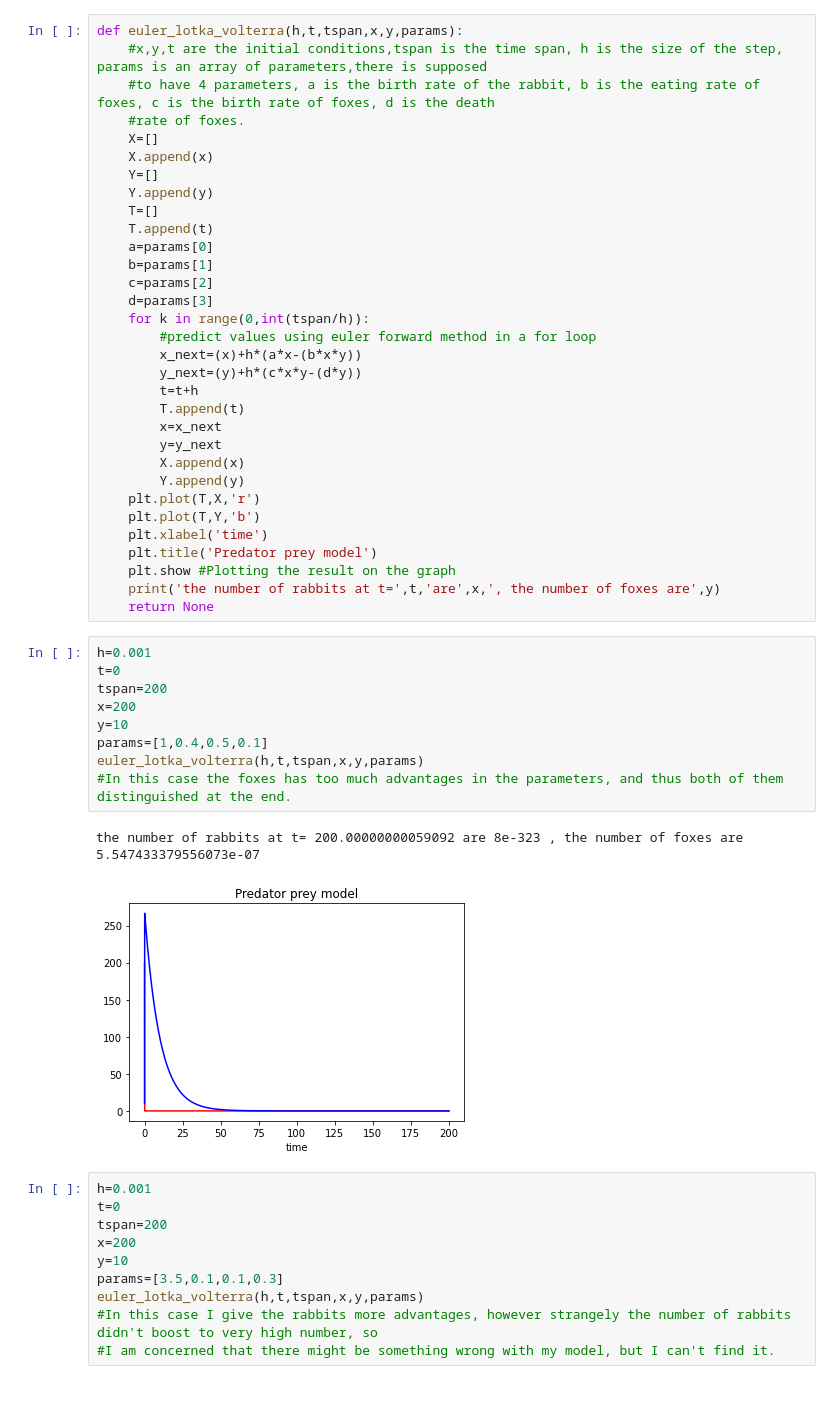
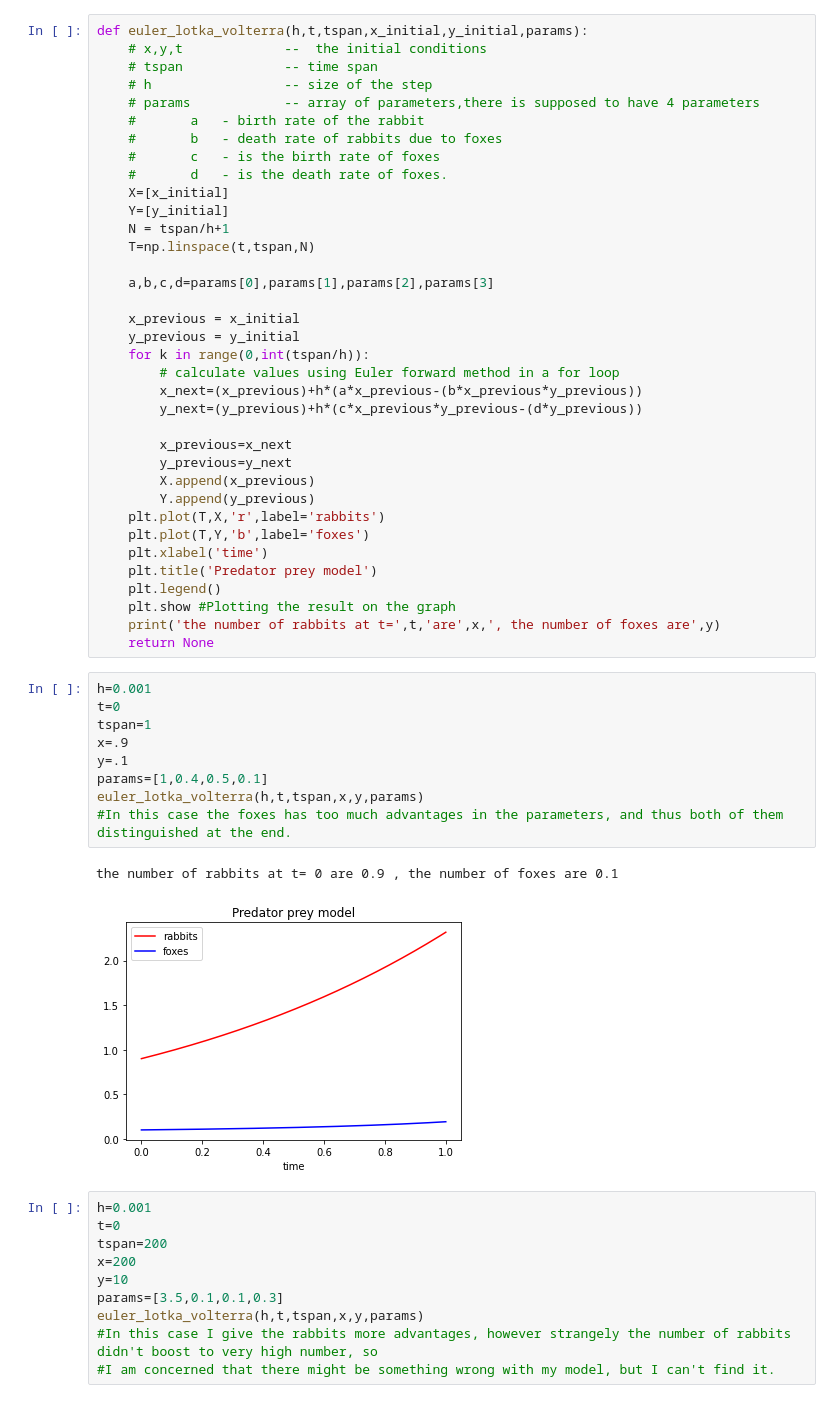
Before and after one commit to FrankHong1/Python-Lotka-Volterra-System, a Jupyter notebook: Python_Euler_Lotka_Volterra.ipynb, the cells around one changed output. Drawn from its saved outputs; the diff is of its cells as text.

```diff
--- a/Python_Euler_Lotka_Volterra.ipynb
+++ b/Python_Euler_Lotka_Volterra.ipynb
@@ -3,47 +8,51 @@ import matplotlib.pyplot as plt
 # %%
-def euler_lotka_volterra(h,t,tspan,x,y,params):
-    #x,y,t are the initial conditions,tspan is the time span, h is the size of the step, params is an array of parameters,there is supposed
-    #to have 4 parameters, a is the birth rate of the rabbit, b is the eating rate of foxes, c is the birth rate of foxes, d is the death
-    #rate of foxes.
-    X=[]
-    X.append(x)
-    Y=[]
-    Y.append(y)
-    T=[]
-    T.append(t)
-    a=params[0]
-    b=params[1]
-    c=params[2]
-    d=params[3]
+def euler_lotka_volterra(h,t,tspan,x_initial,y_initial,params):
+    # x,y,t             --  the initial conditions
+    # tspan             -- time span
+    # h                 -- size of the step
+    # params            -- array of parameters,there is supposed to have 4 parameters
+    #       a   - birth rate of the rabbit
+    #       b   - death rate of rabbits due to foxes
+    #       c   - is the birth rate of foxes
+    #       d   - is the death rate of foxes.
+    X=[x_initial]
+    Y=[y_initial]
+    N = tspan/h+1
+    T=np.linspace(t,tspan,N)
+
+    a,b,c,d=params[0],params[1],params[2],params[3]
+
+    x_previous = x_initial
+    y_previous = y_initial
     for k in range(0,int(tspan/h)):
-        #predict values using euler forward method in a for loop
-        x_next=(x)+h*(a*x-(b*x*y))
-        y_next=(y)+h*(c*x*y-(d*y))
-        t=t+h
-        T.append(t)
-        x=x_next
-        y=y_next
-        X.append(x)
-        Y.append(y)
-    plt.plot(T,X,'r')
-    plt.plot(T,Y,'b')
+        # calculate values using Euler forward method in a for loop
+        x_next=(x_previous)+h*(a*x_previous-(b*x_previous*y_previous))
+        y_next=(y_previous)+h*(c*x_previous*y_previous-(d*y_previous))
+
+        x_previous=x_next
+        y_previous=y_next
+        X.append(x_previous)
+        Y.append(y_previous)
+    plt.plot(T,X,'r',label='rabbits')
+    plt.plot(T,Y,'b',label='foxes')
     plt.xlabel('time')
     plt.title('Predator prey model')
+    plt.legend()
     plt.show #Plotting the result on the graph
     print('the number of rabbits at t=',t,'are',x,', the number of foxes are',y)
     return None
 # %%
 h=0.001
 t=0
-tspan=200
-x=200
-y=10
+tspan=1
+x=.9
+y=.1
 params=[1,0.4,0.5,0.1]
 euler_lotka_volterra(h,t,tspan,x,y,params)
 #In this case the foxes has too much advantages in the parameters, and thus both of them distinguished at the end.
 # %% [output]
-the number of rabbits at t= 200.00000000059092 are 8e-323 , the number of foxes are 5.547433379556073e-07
+the number of rabbits at t= 0 are 0.9 , the number of foxes are 0.1
-[figure, old version]
+[figure, new version]
 # %%
 h=0.001
 t=0
```
Also changed, not shown: parts of 2 cells of this notebook.
